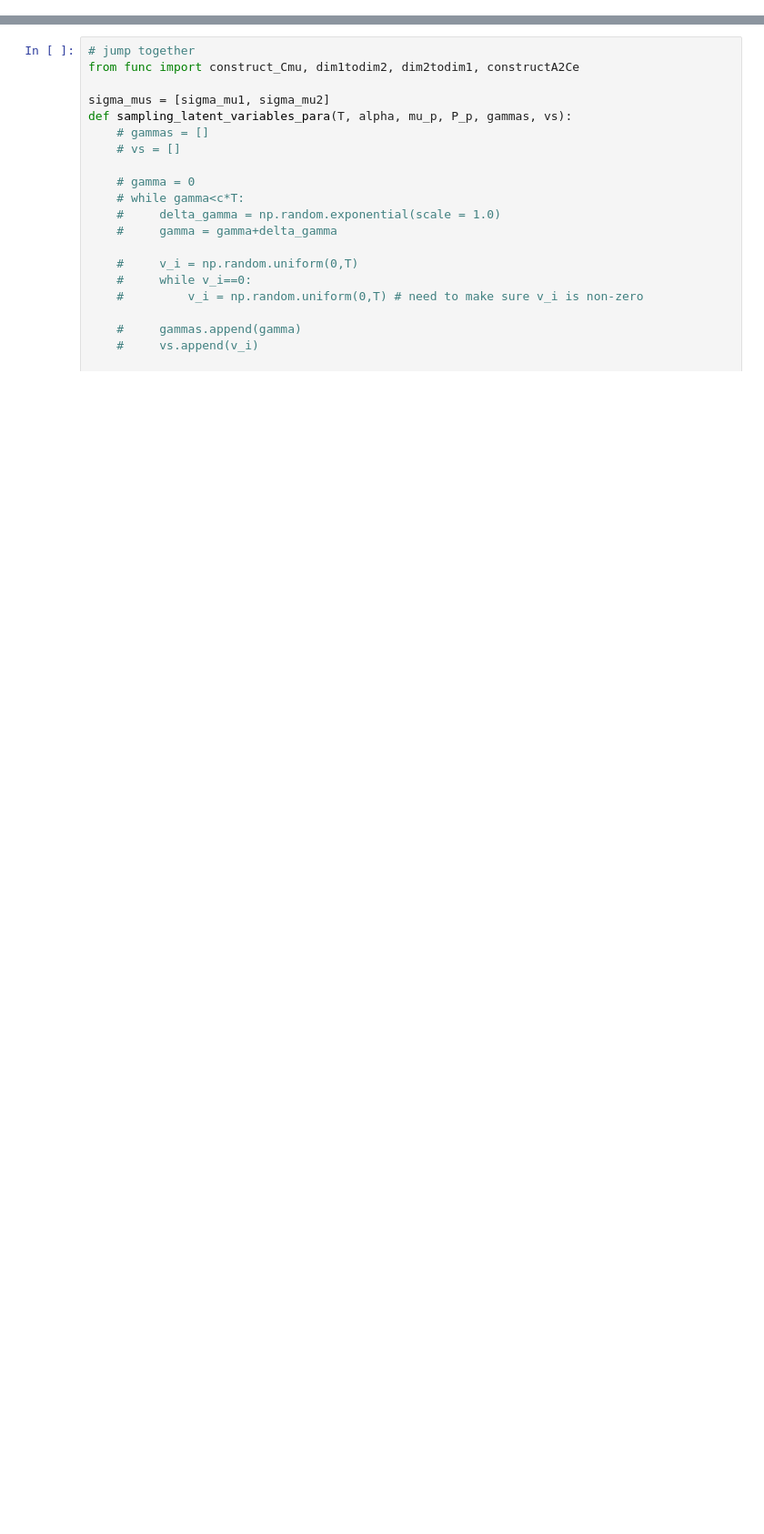
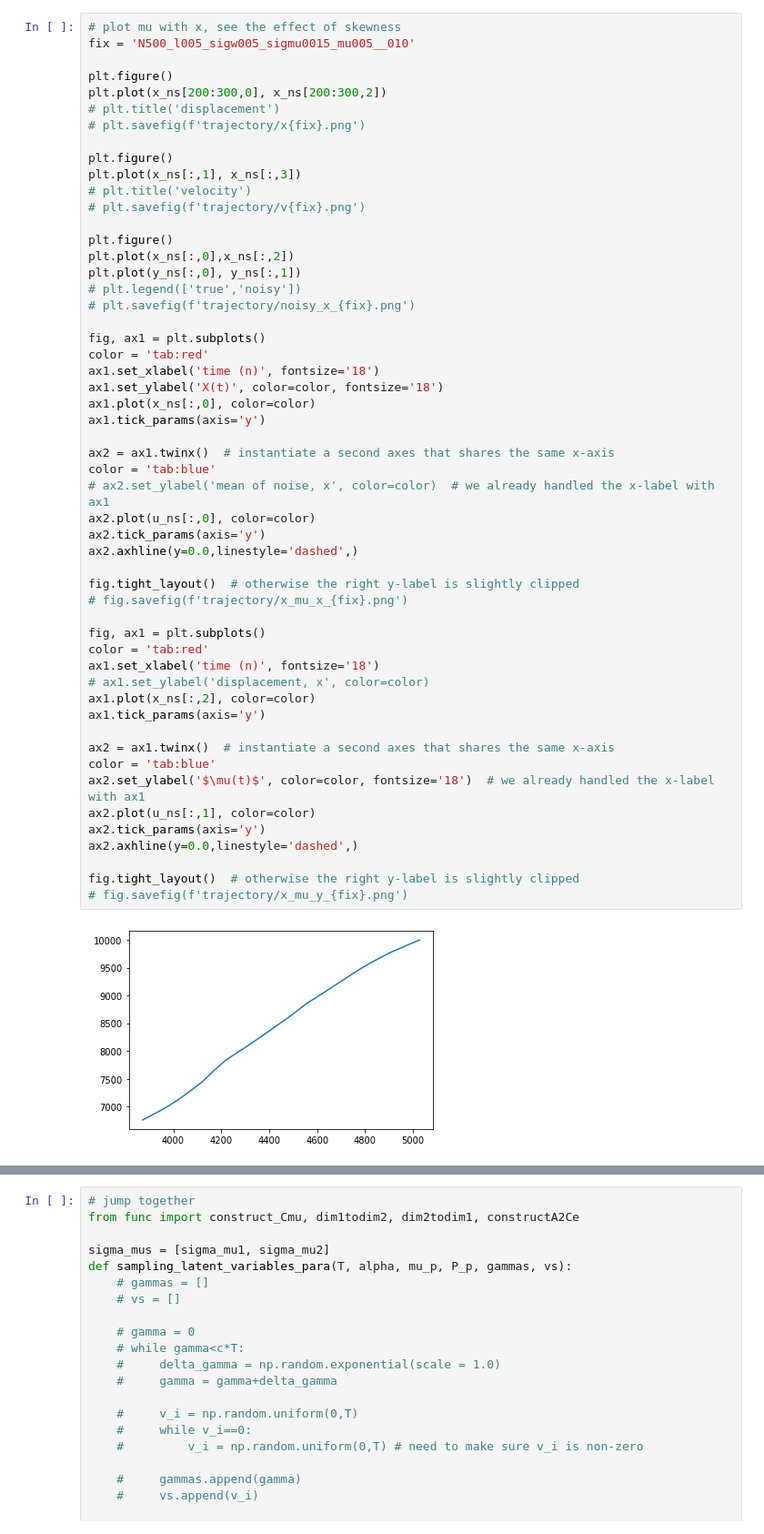
Before and after one commit to ShariceLiu/levy_simu, a Jupyter notebook: nD_simu_changing_mu.ipynb, the cells around one changed output, grey strips where cells are left out. Shown at 91% size. Cells and saved outputs as stored; diff of their text form; blank space fills up the shorter version.

```diff
--- a/nD_simu_changing_mu.ipynb
+++ b/nD_simu_changing_mu.ipynb
@@ -5,0 +147,55 @@ import scipy
+# %%
+# plot mu with x, see the effect of skewness
+fix = 'N500_l005_sigw005_sigmu0015_mu005__010'
+
+plt.figure()
+plt.plot(x_ns[200:300,0], x_ns[200:300,2])
+# plt.title('displacement')
+# plt.savefig(f'trajectory/x{fix}.png')
+
+plt.figure()
+plt.plot(x_ns[:,1], x_ns[:,3])
+# plt.title('velocity')
+# plt.savefig(f'trajectory/v{fix}.png')
+
+plt.figure()
+plt.plot(x_ns[:,0],x_ns[:,2])
+plt.plot(y_ns[:,0], y_ns[:,1])
+# plt.legend(['true','noisy'])
+# plt.savefig(f'trajectory/noisy_x_{fix}.png')
+
+fig, ax1 = plt.subplots()
+color = 'tab:red'
+ax1.set_xlabel('time (n)', fontsize='18')
+ax1.set_ylabel('X(t)', color=color, fontsize='18')
+ax1.plot(x_ns[:,0], color=color)
+ax1.tick_params(axis='y')
+
+ax2 = ax1.twinx()  # instantiate a second axes that shares the same x-axis
+color = 'tab:blue'
+# ax2.set_ylabel('mean of noise, x', color=color)  # we already handled the x-label with ax1
+ax2.plot(u_ns[:,0], color=color)
+ax2.tick_params(axis='y')
+ax2.axhline(y=0.0,linestyle='dashed',)
+
+fig.tight_layout()  # otherwise the right y-label is slightly clipped
+# fig.savefig(f'trajectory/x_mu_x_{fix}.png')
+
+fig, ax1 = plt.subplots()
+color = 'tab:red'
+ax1.set_xlabel('time (n)', fontsize='18')
+# ax1.set_ylabel('displacement, x', color=color)
+ax1.plot(x_ns[:,2], color=color)
+ax1.tick_params(axis='y')
+
+ax2 = ax1.twinx()  # instantiate a second axes that shares the same x-axis
+color = 'tab:blue'
+ax2.set_ylabel('$\mu(t)$', color=color, fontsize='18')  # we already handled the x-label with ax1
+ax2.plot(u_ns[:,1], color=color)
+ax2.tick_params(axis='y')
+ax2.axhline(y=0.0,linestyle='dashed',)
+
+fig.tight_layout()  # otherwise the right y-label is slightly clipped
+# fig.savefig(f'trajectory/x_mu_y_{fix}.png')
+# %% [output]
+[figure, added]
```
Also changed, not shown: parts of 18 cells of this notebook, 27 other files.
